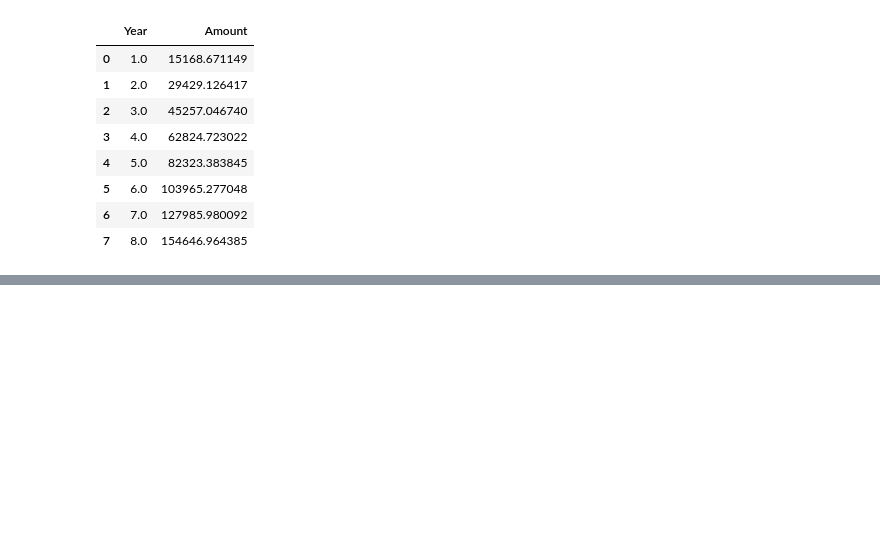
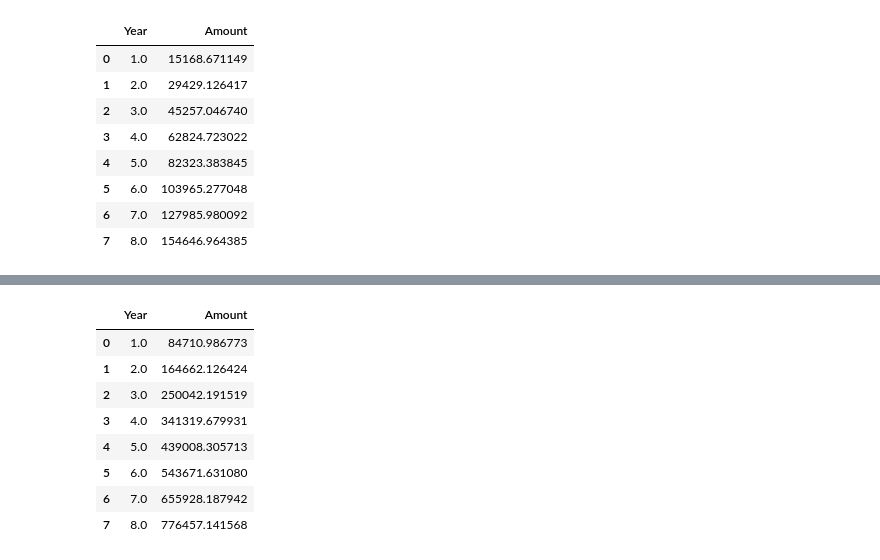
Before and after one commit to sspalding/Financial-Model, a Jupyter notebook: Individual Stock Data Collection and Wrangling.ipynb, the cells around one changed output, grey strips where cells are left out. Saved outputs shown, nothing was run; the diff lists cells and outputs as text; code cells hidden in the pictures; blank space fills up the shorter version.

```diff
--- a/Individual Stock Data Collection and Wrangling.ipynb
+++ b/Individual Stock Data Collection and Wrangling.ipynb
@@ -255,0 +289,24 @@ totalInvestmentPrediction(portfolio,monthly_investments,years_to_invest)
+# %%
+# now we need to add up all of the rows that have the same years
+def amountPeryear(Portfolio,Monthly_investments,Years_to_invest):
+    total_portfolio = totalInvestmentPrediction(Portfolio,Monthly_investments,Years_to_invest)
+    years = years_to_invest
+    sum_portfolio = pd.DataFrame(columns = ['Year', 'Amount'])
+    for i in range(1,years+1):
+        Year = i
+        per_year = total_portfolio[total_portfolio['Year']==i]['Amount'].sum()
+        sum_portfolio =  sum_portfolio.append({'Year': Year, 'Amount': per_year}, ignore_index = True)
+
+    return sum_portfolio
+# %%
+amountPeryear(portfolio,monthly_investments,years_to_invest)
+# %% [output]
+|  | Year | Amount |
+| 0 | 1.0 | 84710.986773 |
+| 1 | 2.0 | 164662.126424 |
+| 2 | 3.0 | 250042.191519 |
+| 3 | 4.0 | 341319.679931 |
+| 4 | 5.0 | 439008.305713 |
+| 5 | 6.0 | 543671.631080 |
+| 6 | 7.0 | 655928.187942 |
+| 7 | 8.0 | 776457.141568 |
```
Also changed, not shown: parts of 13 cells of this notebook.
